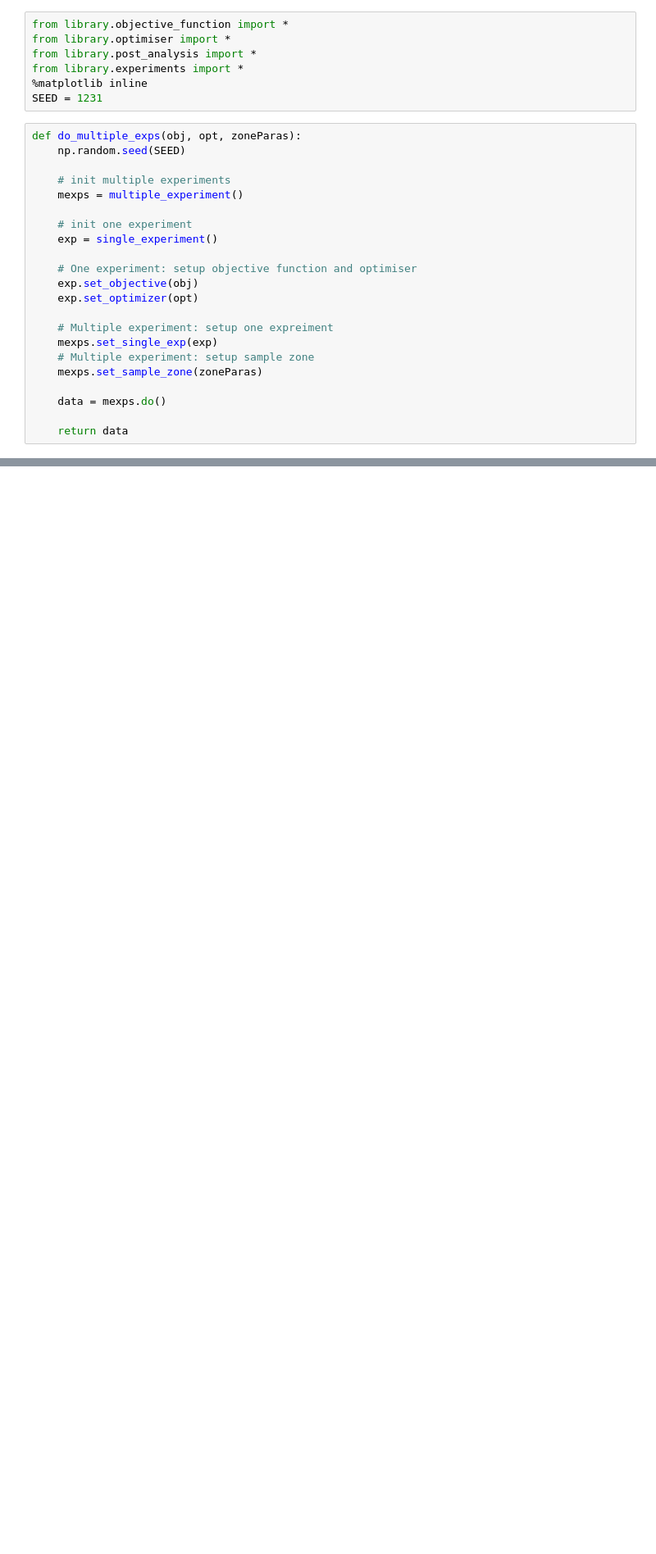
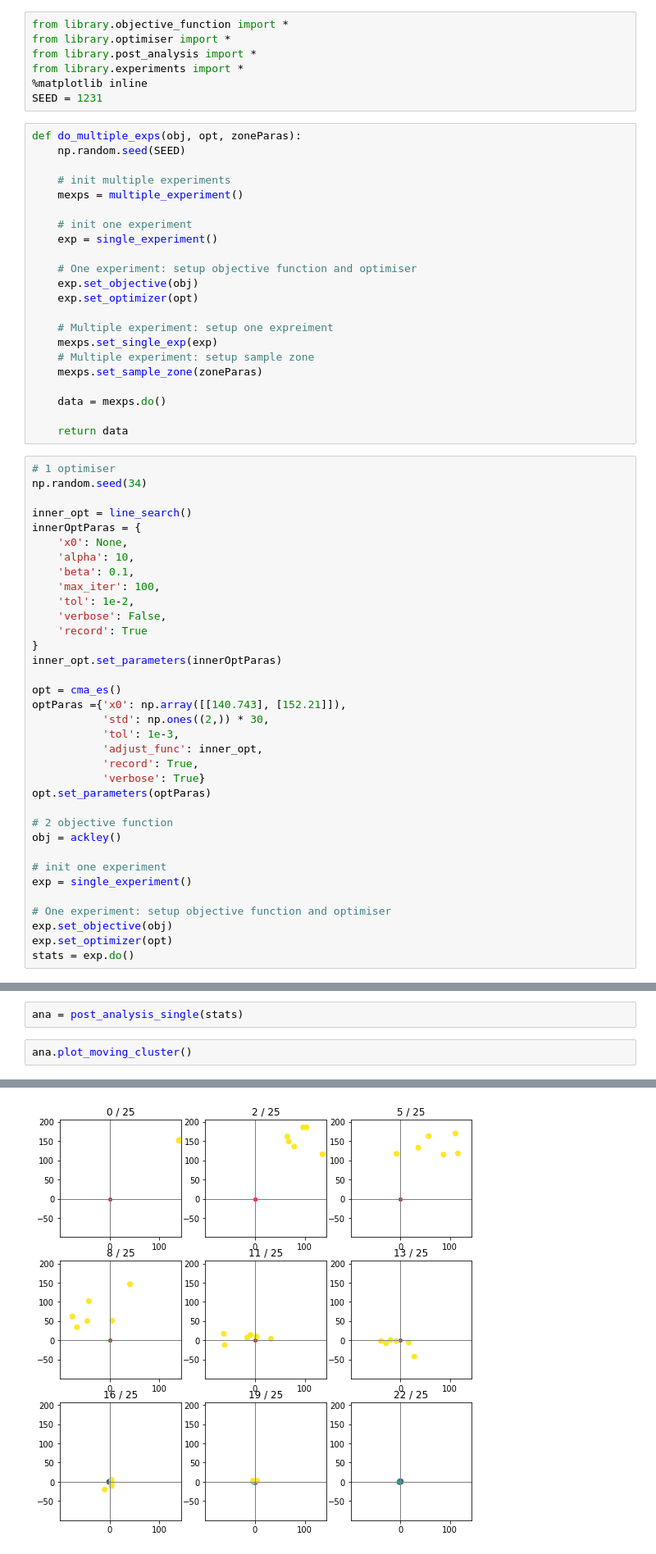
Before and after one commit to huajian1069/non-convex-optimisation, a Jupyter notebook: for demo.ipynb, the cells around one changed output, grey strips where cells are left out. Shown at 82% size. Cells and saved outputs as stored; diff of their text form; blank space fills up the shorter version.

Commit message:
fix plot_moving_cluster

```diff
--- a/for demo.ipynb
+++ b/for demo.ipynb
@@ -27,3 +27,38 @@ def do_multiple_exps(obj, opt, zoneParas):
     data = mexps.do()
 
     return data
+# %%
+# 1 optimiser
+np.random.seed(34)
+
+inner_opt = line_search()
+innerOptParas = {
+    'x0': None,
+    'alpha': 10,
+    'beta': 0.1,
+    'max_iter': 100,
+    'tol': 1e-2,
+    'verbose': False,
+    'record': True
+}
+inner_opt.set_parameters(innerOptParas)
+
+opt = cma_es()
+optParas ={'x0': np.array([[140.743], [152.21]]),
+           'std': np.ones((2,)) * 30,
+           'tol': 1e-3,
+           'adjust_func': inner_opt,
+           'record': True,
+           'verbose': True}
+opt.set_parameters(optParas)
+
+# 2 objective function
+obj = ackley()
+
+# init one experiment
+exp = single_experiment()
+
+# One experiment: setup objective function and optimiser
+exp.set_objective(obj)
+exp.set_optimizer(opt)
+stats = exp.do()
@@ -29,0 +229,5 @@ def do_multiple_exps(obj, opt, zoneParas):
+# %%
+ana = post_analysis_single(stats)
+# %%
+ana.plot_moving_cluster()
+# %% [output]
@@ -29,0 +251 @@ def do_multiple_exps(obj, opt, zoneParas):
+[figure, added]
```
Also changed, not shown: parts of 7 cells of this notebook, 3 other files.
